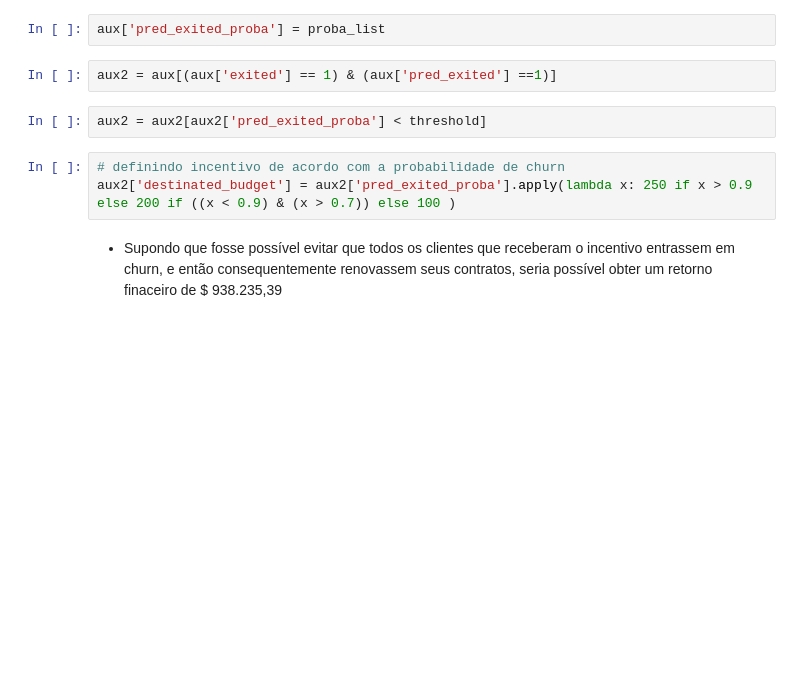
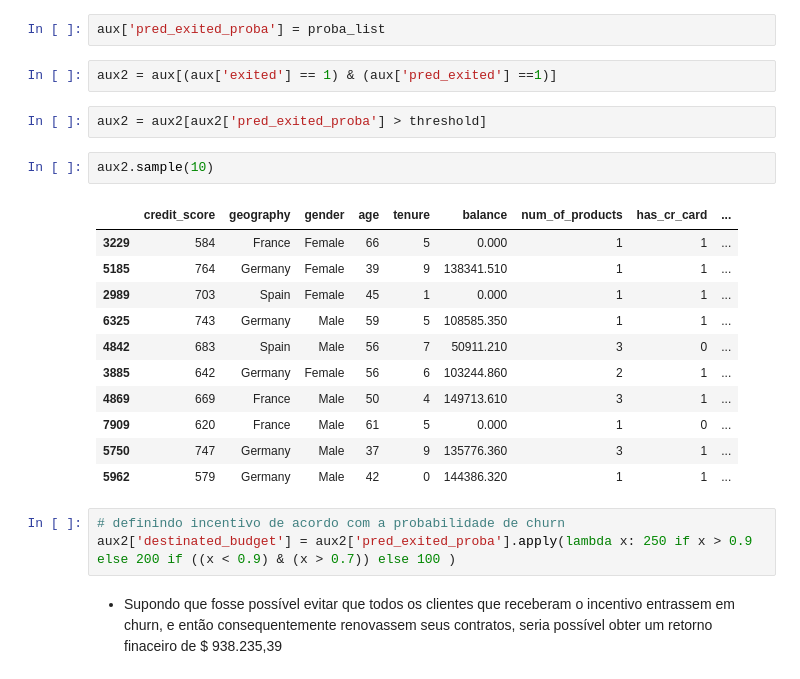
Before and after one commit to Leonardodsch/churn-prediction, a Jupyter notebook: Churn-Prediction.ipynb, the cells around one changed output. Saved outputs shown, nothing was run; the diff lists cells and outputs as text; blank space fills up the shorter version.

```diff
--- a/Churn-Prediction.ipynb
+++ b/Churn-Prediction.ipynb
@@ -1106,7 +1091,21 @@ aux['pred_exited_proba'] = proba_list
 # %%
 aux2 = aux[(aux['exited'] == 1) & (aux['pred_exited'] ==1)]
 # %%
-aux2 = aux2[aux2['pred_exited_proba'] < threshold]
+aux2 = aux2[aux2['pred_exited_proba'] > threshold]
+# %%
+aux2.sample(10)
+# %% [output]
+|  | credit_score | geography | gender | age | tenure | balance | num_of_products | has_cr_card | ... |
+| 3229 | 584 | France | Female | 66 | 5 | 0.000 | 1 | 1 | ... |
+| 5185 | 764 | Germany | Female | 39 | 9 | 138341.510 | 1 | 1 | ... |
+| 2989 | 703 | Spain | Female | 45 | 1 | 0.000 | 1 | 1 | ... |
+| 6325 | 743 | Germany | Male | 59 | 5 | 108585.350 | 1 | 1 | ... |
+| 4842 | 683 | Spain | Male | 56 | 7 | 50911.210 | 3 | 0 | ... |
+| 3885 | 642 | Germany | Female | 56 | 6 | 103244.860 | 2 | 1 | ... |
+| 4869 | 669 | France | Male | 50 | 4 | 149713.610 | 3 | 1 | ... |
+| 7909 | 620 | France | Male | 61 | 5 | 0.000 | 1 | 0 | ... |
+| 5750 | 747 | Germany | Male | 37 | 9 | 135776.360 | 3 | 1 | ... |
+| 5962 | 579 | Germany | Male | 42 | 0 | 144386.320 | 1 | 1 | ... |
 # %%
 # definindo incentivo de acordo com a probabilidade de churn
 aux2['destinated_budget'] = aux2['pred_exited_proba'].apply(lambda x: 250 if x > 0.9 else 200 if ((x < 0.9) & (x > 0.7)) else 100 )
```
Also changed, not shown: parts of 31 cells of this notebook, 3 other files.
